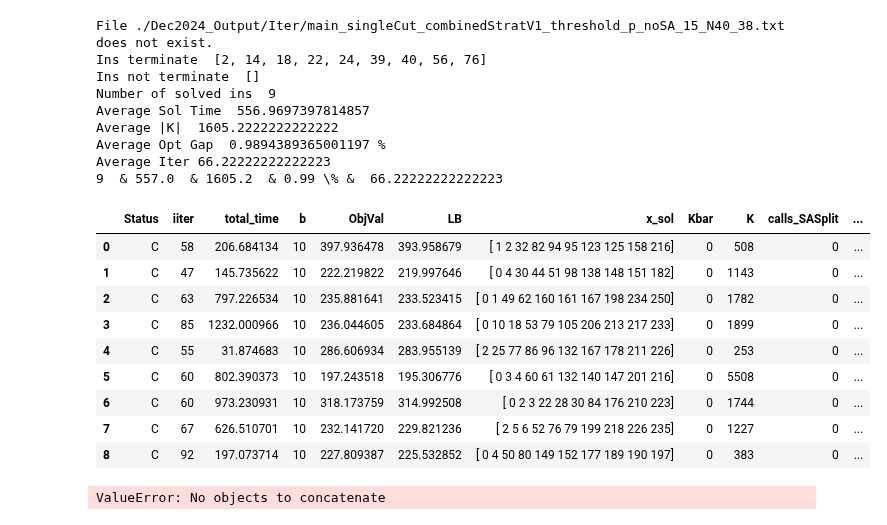
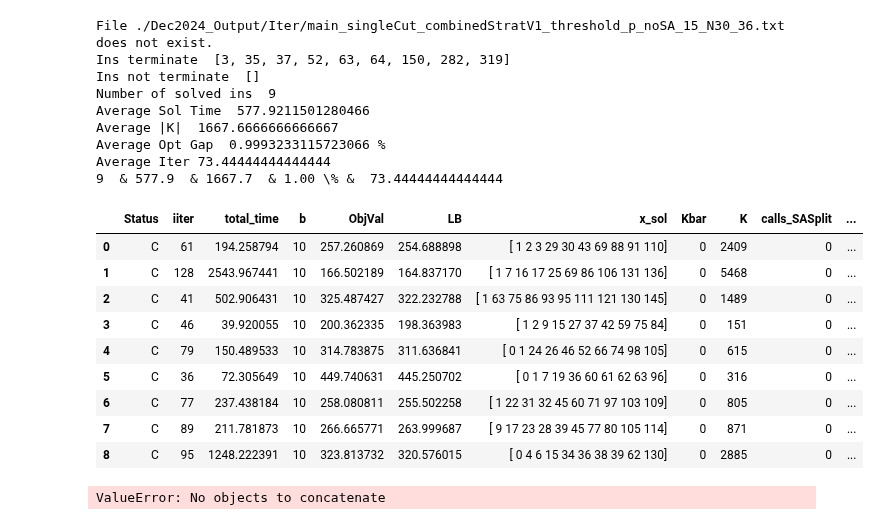
Before and after one commit to diHnguyen/SSPI, a Jupyter notebook: PythonConversion/Dec2024_Output/ProcessOutput.ipynb, the cells around one changed output. Saved outputs shown, nothing was run; the diff lists cells and outputs as text; code cells hidden in the pictures.

```diff
--- a/PythonConversion/Dec2024_Output/ProcessOutput.ipynb
+++ b/PythonConversion/Dec2024_Output/ProcessOutput.ipynb
@@ -5,17 +5,17 @@ import os
 import numpy as np
 
 os.chdir("/Users/dinguyen/Desktop/Local Documents/GitHub/Paper5/PythonConversion/")
-N = 40 #50
+N = 30 #50
 
 # N30
 # ins = [1,2,5,6,7,8,9,10,11,12]
 # ins = [4,20,83,99,107,166,172,174,200,241]
-# ins = [3,35,36,37,52,63,64,150, 282,319]
+ins = [3,35,36,37,52,63,64,150, 282,319]
 
 # N40
 # ins = [1, 3, 5, 6, 7, 9, 10, 11, 12, 13]
 # ins =  [4, 8, 16, 27, 33, 36, 37, 48, 64, 68]
-ins =  [2, 14, 18, 22, 24, 38, 39, 40, 56, 76]
+# ins =  [2, 14, 18, 22, 24, 38, 39, 40, 56, 76]
 
 # N50
 # ins =  [2, 6, 7, 10, 13, 14, 15, 16, 17, 21]
@@ -67,49 +67,49 @@ def processMain(N, ins):
     # df_filtered = df_filtered.groupby('Ins').apply(
     #     lambda group: group[group['total_time'] == group['total_time'].max()])
     # df_filtered = df_filtered.reset_index(drop=True)
     df_filtered["OptGap"] = (df_filtered.ObjVal-df_filtered.LB)/df_filtered.ObjVal*100
     solved_ins = len(df_filtered)
     avg_time = df_filtered['total_time'].mean()
     avg_K = df_filtered['K'].mean()
     opt_gap = df_filtered["OptGap"].mean()
     avg_iter = df_filtered["iiter"].mean()+1
     print("Number of solved ins ", solved_ins)
     print("Average Sol Time ", avg_time)
     print("Average |K| ", avg_K)
     print("Average Opt Gap ", opt_gap,"%")
     print("Average Iter", avg_iter)
     # {number:.2f}
     print(str(solved_ins), " & %.1f"  % avg_time, " & %.1f" % avg_K, " & %.2f" %opt_gap, "\% & ",str(avg_iter) )
 
 
     # print(output)
     # for i in range(5):
     #     output = pd.read_csv(EXP+"_N"+str(N)+"_"+str(i+1)+".txt", sep=";", header=None)
 
     return df_filtered
 
 df_default = processMain(N,ins)
 df_default
 # %% [output]
-File ./Dec2024_Output/Iter/main_singleCut_combinedStratV1_threshold_p_noSA_15_N40_38.txt does not exist.
-Ins terminate  [2, 14, 18, 22, 24, 39, 40, 56, 76]
+File ./Dec2024_Output/Iter/main_singleCut_combinedStratV1_threshold_p_noSA_15_N30_36.txt does not exist.
+Ins terminate  [3, 35, 37, 52, 63, 64, 150, 282, 319]
 Ins not terminate  []
 Number of solved ins  9
-Average Sol Time  556.9697397814857
-Average |K|  1605.2222222222222
-Average Opt Gap  0.9894389365001197 %
-Average Iter 66.22222222222223
-9  & 557.0  & 1605.2  & 0.99 \% &  66.22222222222223
+Average Sol Time  577.9211501280466
+Average |K|  1667.6666666666667
+Average Opt Gap  0.9993233115723066 %
+Average Iter 73.44444444444444
+9  & 577.9  & 1667.7  & 1.00 \% &  73.44444444444444
 |  | Status | iiter | total_time | b | ObjVal | LB | x_sol | Kbar | K | calls_SASplit | ... |
-| 0 | C | 58 | 206.684134 | 10 | 397.936478 | 393.958679 | [ 1 2 32 82 94 95 123 125 158 216] | 0 | 508 | 0 | ... |
-| 1 | C | 47 | 145.735622 | 10 | 222.219822 | 219.997646 | [ 0 4 30 44 51 98 138 148 151 182] | 0 | 1143 | 0 | ... |
-| 2 | C | 63 | 797.226534 | 10 | 235.881641 | 233.523415 | [ 0 1 49 62 160 161 167 198 234 250] | 0 | 1782 | 0 | ... |
-| 3 | C | 85 | 1232.000966 | 10 | 236.044605 | 233.684864 | [ 0 10 18 53 79 105 206 213 217 233] | 0 | 1899 | 0 | ... |
-| 4 | C | 55 | 31.874683 | 10 | 286.606934 | 283.955139 | [ 2 25 77 86 96 132 167 178 211 226] | 0 | 253 | 0 | ... |
-| 5 | C | 60 | 802.390373 | 10 | 197.243518 | 195.306776 | [ 0 3 4 60 61 132 140 147 201 216] | 0 | 5508 | 0 | ... |
-| 6 | C | 60 | 973.230931 | 10 | 318.173759 | 314.992508 | [ 0 2 3 22 28 30 84 176 210 223] | 0 | 1744 | 0 | ... |
-| 7 | C | 67 | 626.510701 | 10 | 232.141720 | 229.821236 | [ 2 5 6 52 76 79 199 218 226 235] | 0 | 1227 | 0 | ... |
-| 8 | C | 92 | 197.073714 | 10 | 227.809387 | 225.532852 | [ 0 4 50 80 149 152 177 189 190 197] | 0 | 383 | 0 | ... |
+| 0 | C | 61 | 194.258794 | 10 | 257.260869 | 254.688898 | [ 1 2 3 29 30 43 69 88 91 110] | 0 | 2409 | 0 | ... |
+| 1 | C | 128 | 2543.967441 | 10 | 166.502189 | 164.837170 | [ 1 7 16 17 25 69 86 106 131 136] | 0 | 5468 | 0 | ... |
+| 2 | C | 41 | 502.906431 | 10 | 325.487427 | 322.232788 | [ 1 63 75 86 93 95 111 121 130 145] | 0 | 1489 | 0 | ... |
+| 3 | C | 46 | 39.920055 | 10 | 200.362335 | 198.363983 | [ 1 2 9 15 27 37 42 59 75 84] | 0 | 151 | 0 | ... |
+| 4 | C | 79 | 150.489533 | 10 | 314.783875 | 311.636841 | [ 0 1 24 26 46 52 66 74 98 105] | 0 | 615 | 0 | ... |
+| 5 | C | 36 | 72.305649 | 10 | 449.740631 | 445.250702 | [ 0 1 7 19 36 60 61 62 63 96] | 0 | 316 | 0 | ... |
+| 6 | C | 77 | 237.438184 | 10 | 258.080811 | 255.502258 | [ 1 22 31 32 45 60 71 97 103 109] | 0 | 805 | 0 | ... |
+| 7 | C | 89 | 211.781873 | 10 | 266.665771 | 263.999687 | [ 9 17 23 28 39 45 77 80 105 114] | 0 | 871 | 0 | ... |
+| 8 | C | 95 | 1248.222391 | 10 | 323.813732 | 320.576015 | [ 0 4 6 15 34 36 38 39 62 130] | 0 | 2885 | 0 | ... |
 # %%
 import pandas as pd
 import os
```
